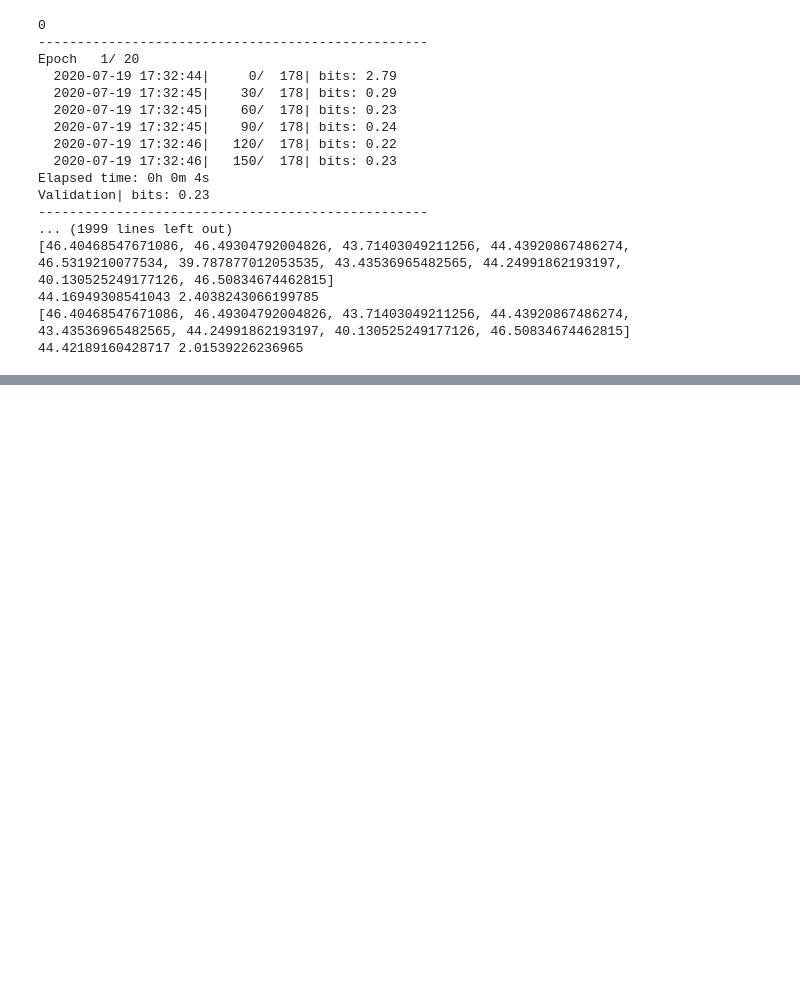
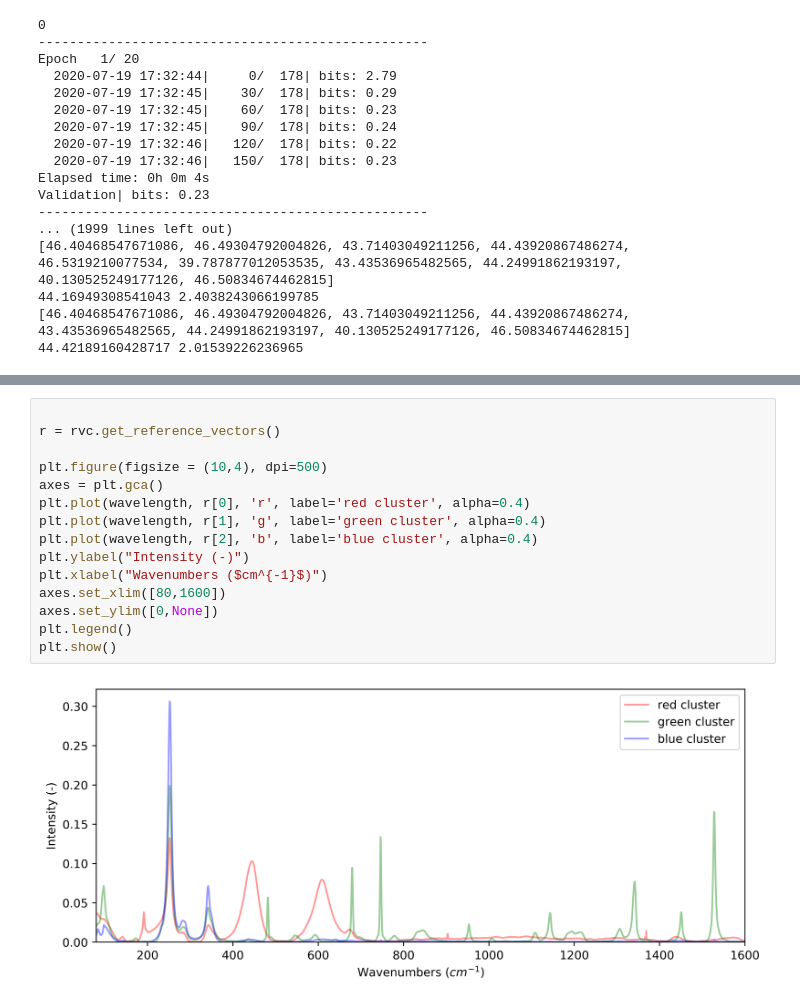
Before and after one commit to jjgsherwood/Bacholar_Thesis, a Jupyter notebook: AE_1_GSP.ipynb, the cells around one changed output, grey strips where cells are left out. Cells and saved outputs as stored; diff of their text form; blank space fills up the shorter version.

```diff
--- a/AE_1_GSP.ipynb
+++ b/AE_1_GSP.ipynb
@@ -377,0 +380,17 @@ fit score:  302.23673287347134
+# %%
+
+r = rvc.get_reference_vectors()
+
+plt.figure(figsize = (10,4), dpi=500)
+axes = plt.gca()
+plt.plot(wavelength, r[0], 'r', label='red cluster', alpha=0.4)
+plt.plot(wavelength, r[1], 'g', label='green cluster', alpha=0.4)
+plt.plot(wavelength, r[2], 'b', label='blue cluster', alpha=0.4)
+plt.ylabel("Intensity (-)")
+plt.xlabel("Wavenumbers ($cm^{-1}$)")
+axes.set_xlim([80,1600])
+axes.set_ylim([0,None])
+plt.legend()
+plt.show()
+# %% [output]
+[figure, added]
```
Also changed, not shown: parts of 2 cells of this notebook, 6 other files.
